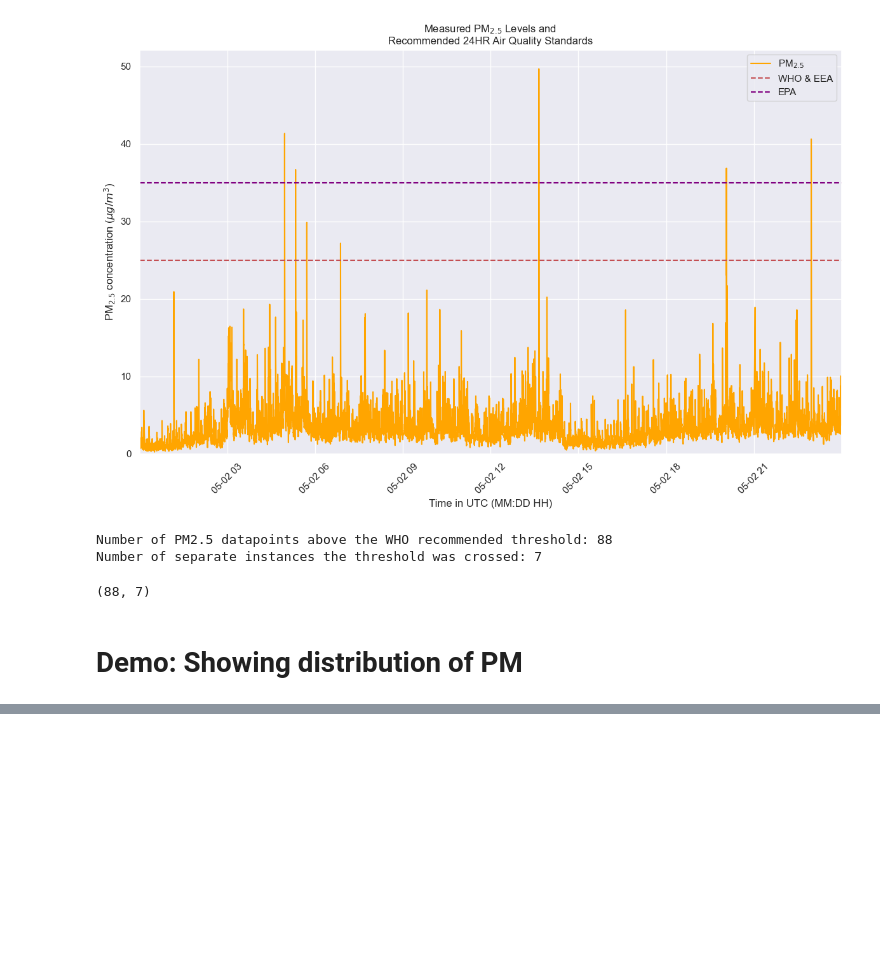
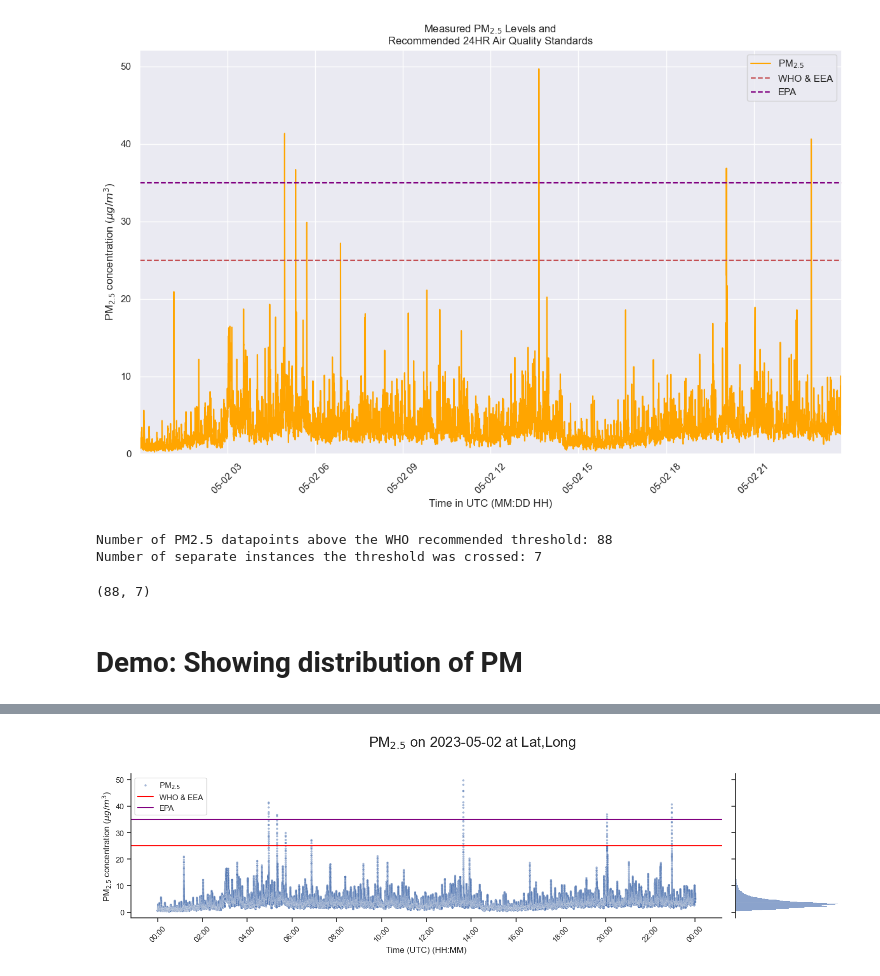
Before and after one commit to mi3nts/mints-aq-reports, a Jupyter notebook: notebooks/pm_data.ipynb, the cells around one changed output, grey strips where cells are left out. Saved outputs shown, nothing was run; the diff lists cells and outputs as text; code cells hidden in the pictures; blank space fills up the shorter version.

```diff
--- a/notebooks/pm_data.ipynb
+++ b/notebooks/pm_data.ipynb
@@ -182,0 +189,53 @@ plt.show()
+# %%
+#| echo: false
+#| output: true
+import matplotlib.dates as mdates
+
+sns.set_style('ticks')
+
+def plotPMdistribution(df, pm_size=None):
+    '''
+    plot the distribution of PM concentration for a given timerange
+
+    Args:
+    dataframe containing pm data, size of the pm to be plotted (do we want multiple pm on one graph?)
+
+    Returns:
+    Nothing. Produces one plot
+    '''
+    # list_of_pm = list(df.filter(like='pm',axis=1).columns)
+    # # creating the plot
+    # for pm_size in list_of_pm:
+    g = sns.jointplot(x=df['dateTime'], y=df[pm_size], s=10, alpha=0.5, ls='-.', label=f'{pm_labels[pm_size]}')
+    g.ax_marg_x.remove() # removing the x-axis distribution, any other way?
+    g.fig.set_size_inches((15, 5))
+
+    # drawing two horizontal lines
+    if pm_size == 'pm2_5':
+        g.ax_joint.axhline(y=25, color='red', label='WHO & EEA')
+        g.ax_joint.axhline(y=35, color='purple', label='EPA')
+        g.ax_joint.legend(labels=['WHO & EEA','EPA'])
+        # creating legend items, do we need the next line
+    handles, labels = g.ax_joint.get_legend_handles_labels()
+    g.ax_joint.legend(handles=handles, labels=[f'{pm_labels[pm_size]}'].append(labels))
+
+    # plot title and axis labels
+    # including the date on dateTime column on the first row in the dataframe. potential issues could occur with regards to UTC timezone maybe?
+    g.fig.suptitle(f'{pm_labels[pm_size]} on {ips_df["dateTime"].dt.date[0]} at Lat,Long', size=20, y=0.9)
+    g.set_axis_labels('Time (UTC) (HH:MM)', f'{pm_labels[pm_size]} concentration ($\mu g/ m^3$)')
+    # g.fig.suptitle(f'PM levels on {ips_df["dateTime"].dt.date[0]} at Lat,Long', size=20, y=0.9)
+    # g.set_axis_labels('Time (UTC) (HH:MM)', f'PM concentration ($\mu g/ m^3$)')
+
+    # mdates does a good job of getting exact datetime labels on the ticks
+    g.ax_joint.xaxis.set_major_locator(mdates.HourLocator(interval=2))
+    g.ax_joint.xaxis.set_major_formatter(mdates.DateFormatter('%H:%M'))
+
+    for tick in g.ax_joint.get_xticklabels():
+        tick.set_rotation(45)
+    plt.tight_layout()
+    # plt.subplots_adjust(hspace=0, wspace=0)
+    plt.show()
+
+plotPMdistribution(ips_df, 'pm2_5')
+# %% [output]
+[figure, added]
```
Also changed, not shown: parts of 5 cells of this notebook.
